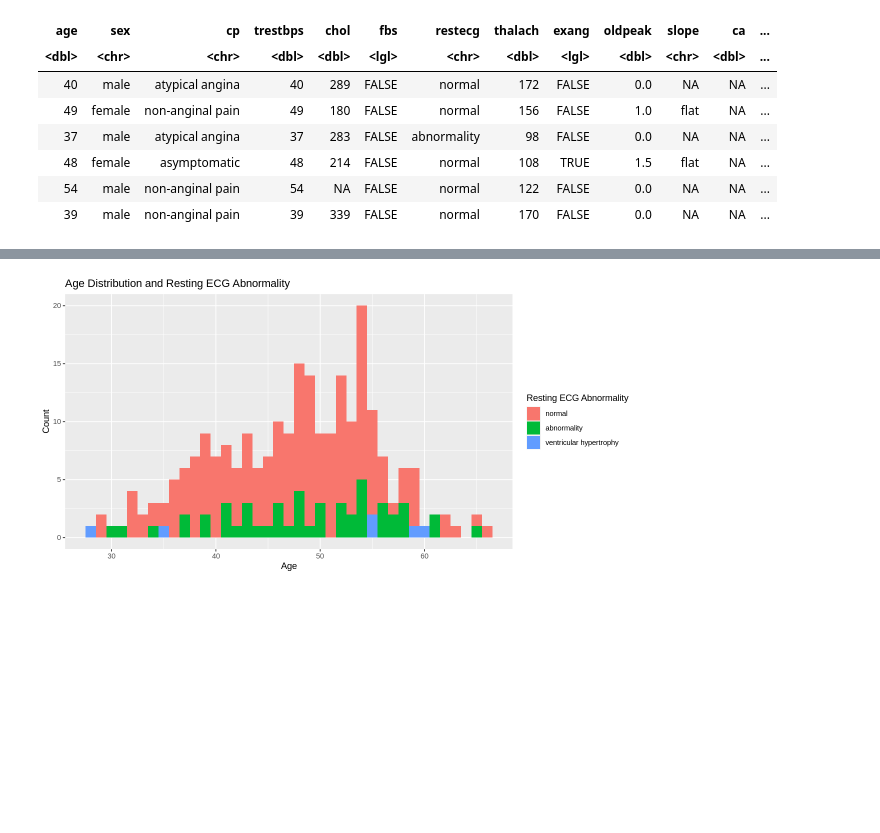
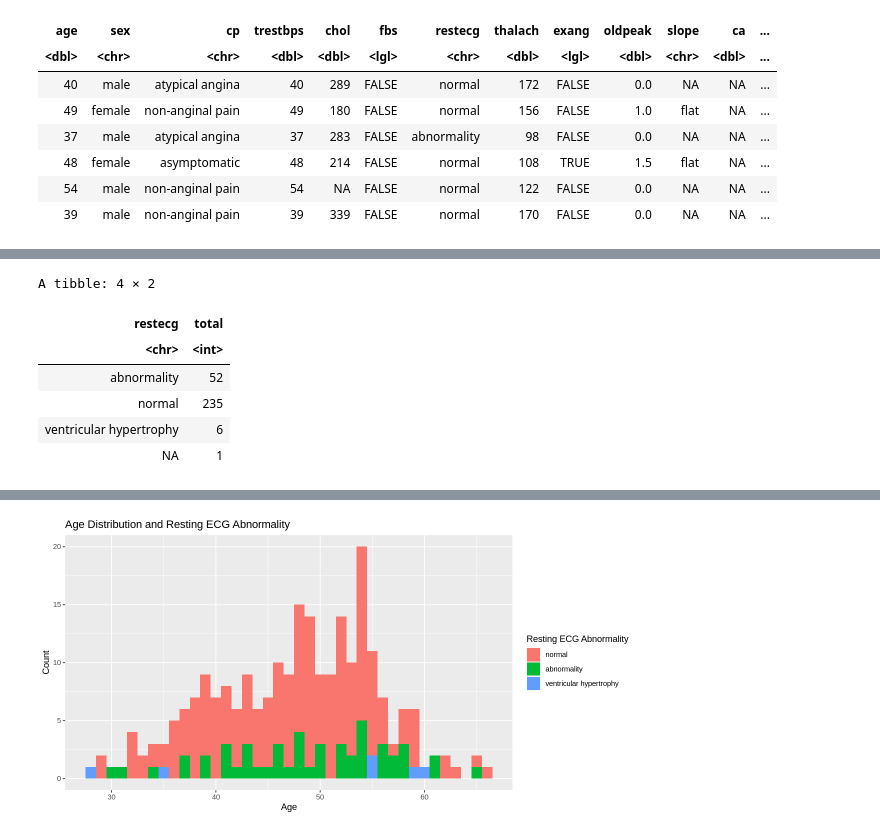
Before and after one commit to CallumMackenzie/dsci100-group-project, a Jupyter notebook: pitch.ipynb, the cells around one changed output, grey strips where cells are left out. Cells and saved outputs as stored; diff of their text form; code cells hidden in the pictures; blank space fills up the shorter version.

```diff
--- a/pitch.ipynb
+++ b/pitch.ipynb
@@ -143,0 +157,13 @@ A tibble: 6 × 14
+# %%
+restecg_counts <- count(heart_data, restecg) |>
+    mutate(total = n) |>
+    select(-n)
+restecg_counts
+# %% [output]
+A tibble: 4 × 2
+| restecg | total |
+| <chr> | <int> |
+| abnormality | 52 |
+| normal | 235 |
+| ventricular hypertrophy | 6 |
+| NA | 1 |
```
Also changed, not shown: parts of 5 cells of this notebook.
